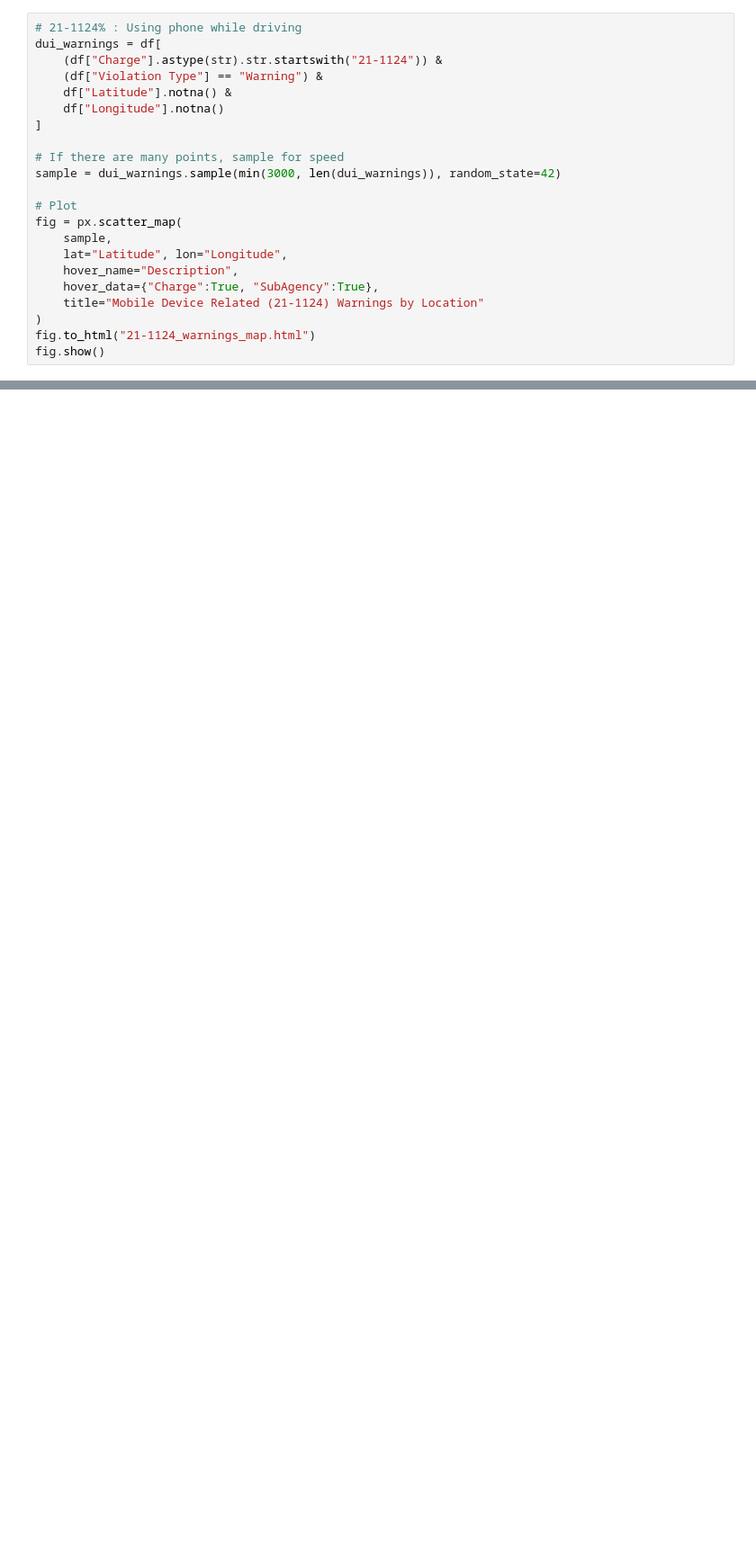
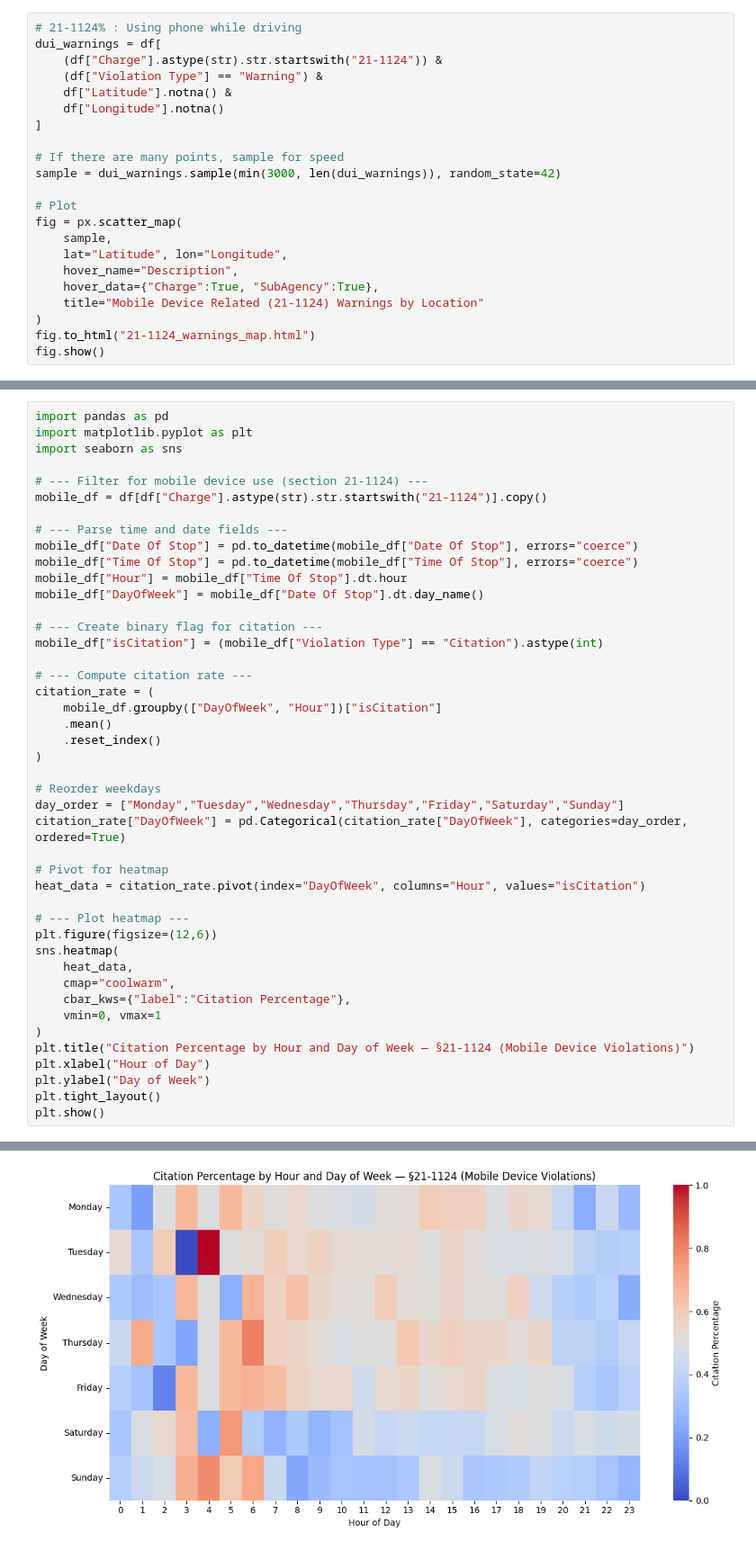
Before and after one commit to jeremiahliao/traffic-citation-predictor, a Jupyter notebook: eda_stuff.ipynb, the cells around one changed output, grey strips where cells are left out. Shown at 90% size. Drawn from its saved outputs; the diff is of its cells as text; blank space fills up the shorter version.

```diff
--- a/eda_stuff.ipynb
+++ b/eda_stuff.ipynb
@@ -636,0 +747,45 @@ fig.show()
+# %%
+import pandas as pd
+import matplotlib.pyplot as plt
+import seaborn as sns
+
+# --- Filter for mobile device use (section 21-1124) ---
+mobile_df = df[df["Charge"].astype(str).str.startswith("21-1124")].copy()
+
+# --- Parse time and date fields ---
+mobile_df["Date Of Stop"] = pd.to_datetime(mobile_df["Date Of Stop"], errors="coerce")
+mobile_df["Time Of Stop"] = pd.to_datetime(mobile_df["Time Of Stop"], errors="coerce")
+mobile_df["Hour"] = mobile_df["Time Of Stop"].dt.hour
+mobile_df["DayOfWeek"] = mobile_df["Date Of Stop"].dt.day_name()
+
+# --- Create binary flag for citation ---
+mobile_df["isCitation"] = (mobile_df["Violation Type"] == "Citation").astype(int)
+
+# --- Compute citation rate ---
+citation_rate = (
+    mobile_df.groupby(["DayOfWeek", "Hour"])["isCitation"]
+    .mean()
+    .reset_index()
+)
+
+# Reorder weekdays
+day_order = ["Monday","Tuesday","Wednesday","Thursday","Friday","Saturday","Sunday"]
+citation_rate["DayOfWeek"] = pd.Categorical(citation_rate["DayOfWeek"], categories=day_order, ordered=True)
+
+# Pivot for heatmap
+heat_data = citation_rate.pivot(index="DayOfWeek", columns="Hour", values="isCitation")
+
+# --- Plot heatmap ---
+plt.figure(figsize=(12,6))
+sns.heatmap(
+    heat_data,
+    cmap="coolwarm",
+    cbar_kws={"label":"Citation Percentage"},
+    vmin=0, vmax=1
+)
+plt.title("Citation Percentage by Hour and Day of Week — §21-1124 (Mobile Device Violations)")
+plt.xlabel("Hour of Day")
+plt.ylabel("Day of Week")
+plt.tight_layout()
+plt.show()
+# %% [output]
@@ -636,0 +793 @@ fig.show()
+[figure, added]
```
Also changed, not shown: parts of 6 cells of this notebook.
